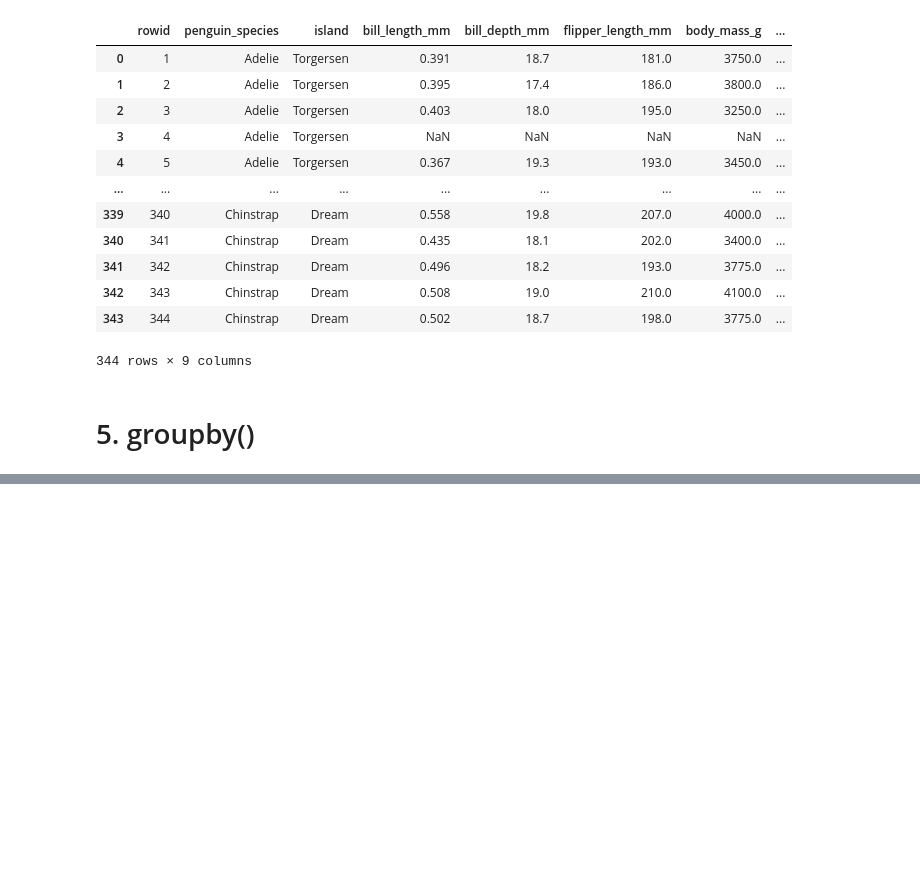
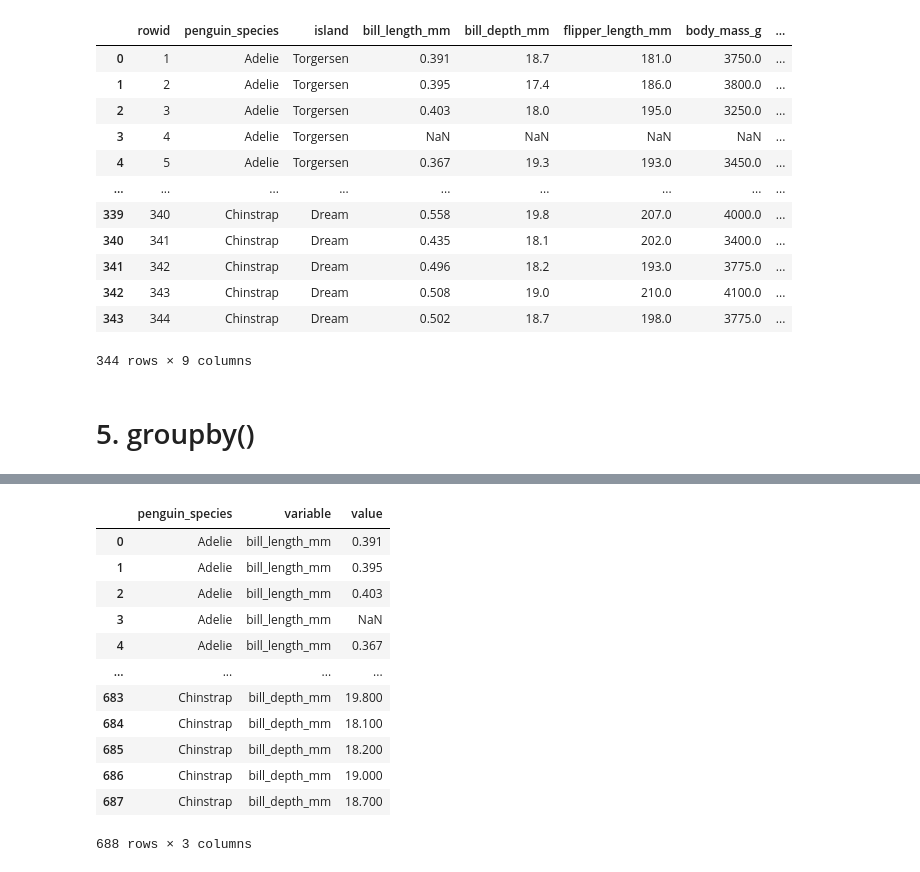
Before and after one commit to vibhutivadje/Questions_for_prep, a Jupyter notebook: Pandas_Basic.ipynb, the cells around one changed output, grey strips where cells are left out. Saved outputs shown, nothing was run; the diff lists cells and outputs as text; code cells hidden in the pictures; blank space fills up the shorter version.

```diff
--- a/Pandas_Basic.ipynb
+++ b/Pandas_Basic.ipynb
@@ -85,0 +112,17 @@ pandas_df
+# %%
+melted_df = pandas_df.melt(id_vars = ['penguin_species'], value_vars=["bill_length_mm", "bill_depth_mm"])
+melted_df
+# %% [output]
+|  | penguin_species | variable | value |
+| 0 | Adelie | bill_length_mm | 0.391 |
+| 1 | Adelie | bill_length_mm | 0.395 |
+| 2 | Adelie | bill_length_mm | 0.403 |
+| 3 | Adelie | bill_length_mm | NaN |
+| 4 | Adelie | bill_length_mm | 0.367 |
+| ... | ... | ... | ... |
+| 683 | Chinstrap | bill_depth_mm | 19.800 |
+| 684 | Chinstrap | bill_depth_mm | 18.100 |
+| 685 | Chinstrap | bill_depth_mm | 18.200 |
+| 686 | Chinstrap | bill_depth_mm | 19.000 |
+| 687 | Chinstrap | bill_depth_mm | 18.700 |
+688 rows × 3 columns
```
Also changed, not shown: parts of 6 cells of this notebook, 1 other file.
